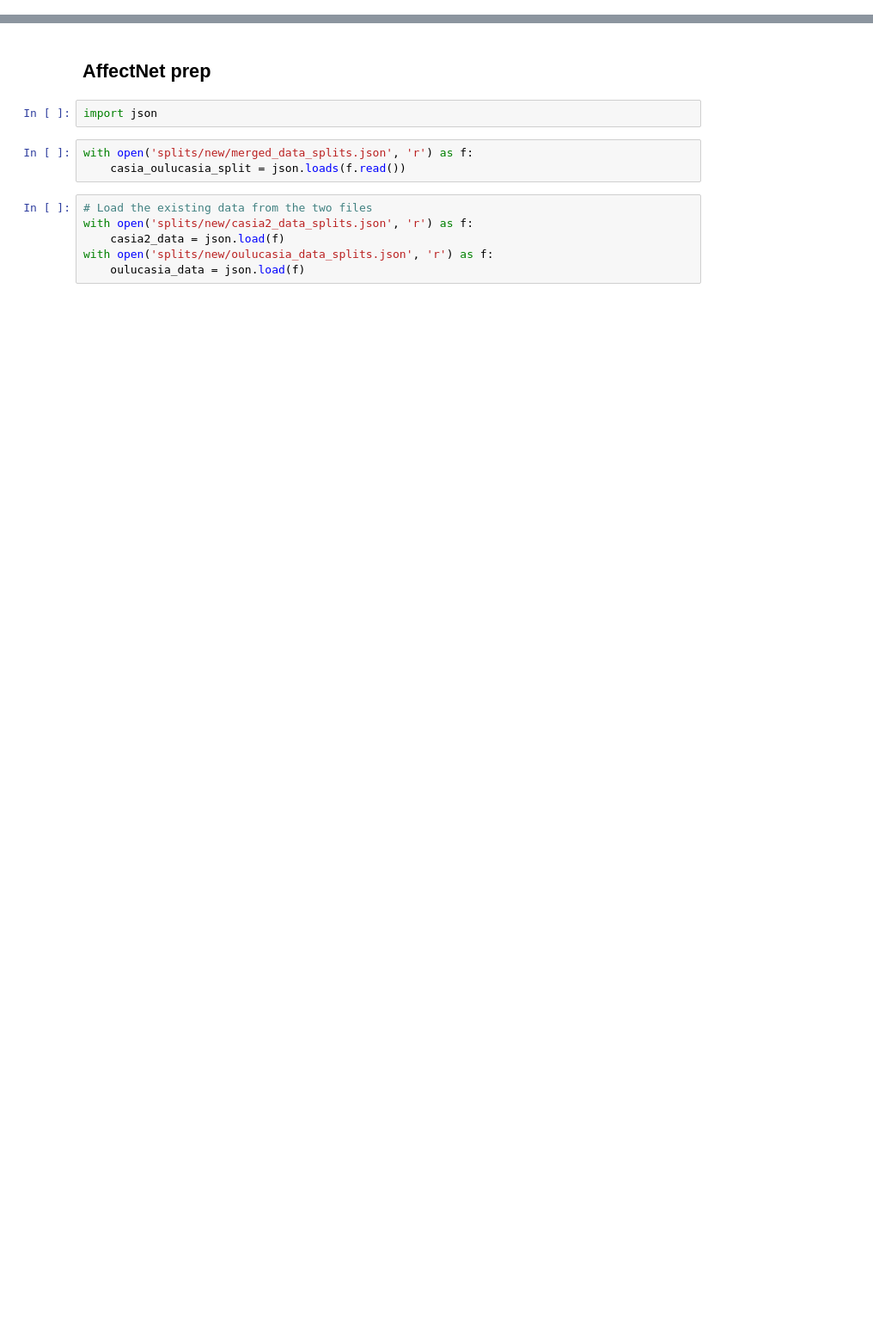
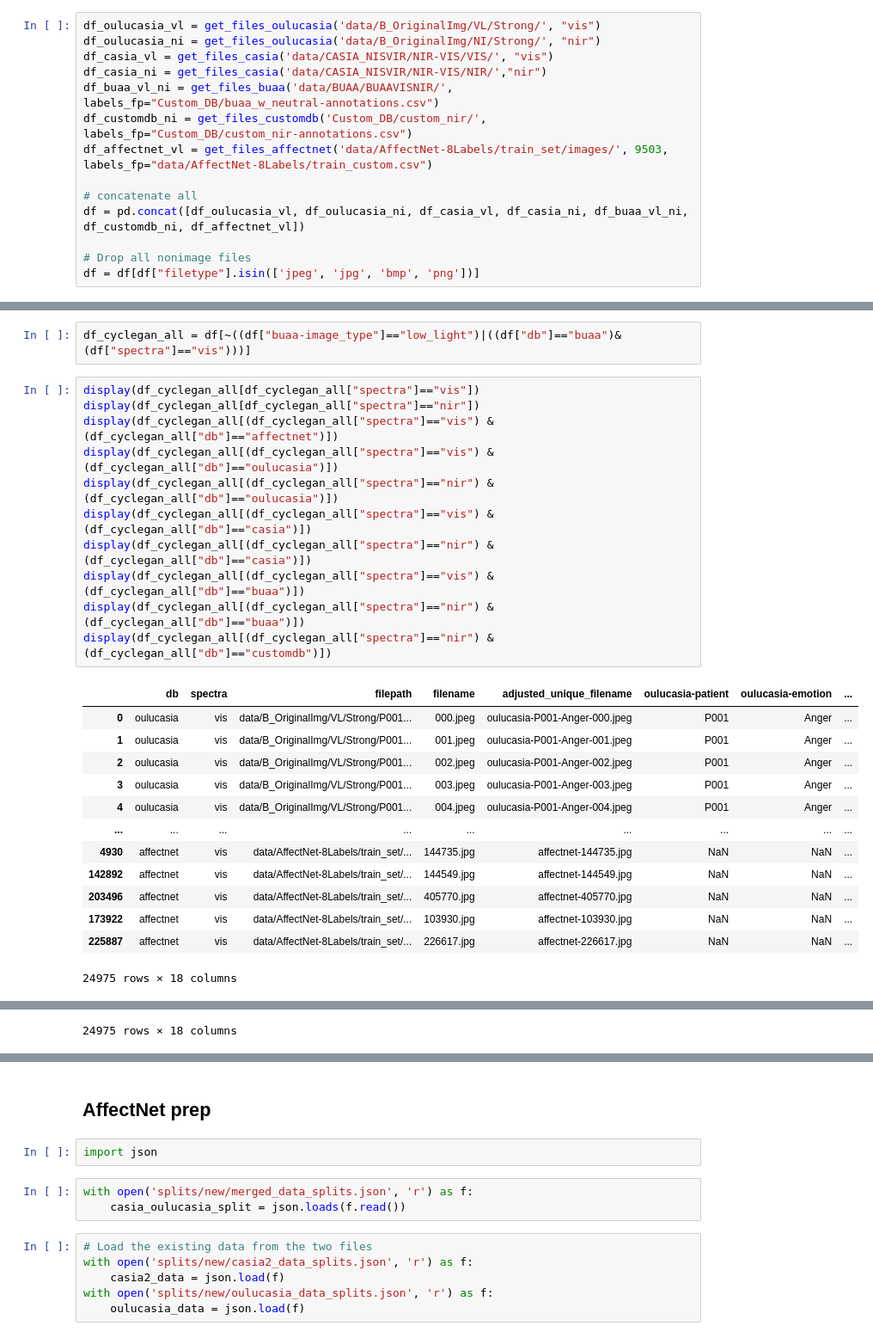
Before and after one commit to kalabto2/Facial-expression-analysis-from-NIR-image, a Jupyter notebook: creating_splits.ipynb, the cells around one changed output, grey strips where cells are left out. Shown at 86% size. Saved outputs shown, nothing was run; the diff lists cells and outputs as text; blank space fills up the shorter version.

Commit message:
WIP: add data splitting

```diff
--- a/creating_splits.ipynb
+++ b/creating_splits.ipynb
@@ -484,0 +331,14 @@ out_test = process_and_save_images(test_ids, __TARGET_FOLDER + 'test')
+# %%
+df_oulucasia_vl = get_files_oulucasia('data/B_OriginalImg/VL/Strong/', "vis")
+df_oulucasia_ni = get_files_oulucasia('data/B_OriginalImg/NI/Strong/', "nir")
+df_casia_vl = get_files_casia('data/CASIA_NISVIR/NIR-VIS/VIS/', "vis")
+df_casia_ni = get_files_casia('data/CASIA_NISVIR/NIR-VIS/NIR/',"nir")
+df_buaa_vl_ni = get_files_buaa('data/BUAA/BUAAVISNIR/', labels_fp="Custom_DB/buaa_w_neutral-annotations.csv")
+df_customdb_ni = get_files_customdb('Custom_DB/custom_nir/', labels_fp="Custom_DB/custom_nir-annotations.csv")
+df_affectnet_vl = get_files_affectnet('data/AffectNet-8Labels/train_set/images/', 9503, labels_fp="data/AffectNet-8Labels/train_custom.csv")
+
+# concatenate all
+df = pd.concat([df_oulucasia_vl, df_oulucasia_ni, df_casia_vl, df_casia_ni, df_buaa_vl_ni, df_customdb_ni, df_affectnet_vl])
+
+# Drop all nonimage files
+df = df[df["filetype"].isin(['jpeg', 'jpg', 'bmp', 'png'])]
@@ -484,0 +362,27 @@ out_test = process_and_save_images(test_ids, __TARGET_FOLDER + 'test')
+# %%
+df_cyclegan_all = df[~((df["buaa-image_type"]=="low_light")|((df["db"]=="buaa")&(df["spectra"]=="vis")))]
+# %%
+display(df_cyclegan_all[df_cyclegan_all["spectra"]=="vis"])
+display(df_cyclegan_all[df_cyclegan_all["spectra"]=="nir"])
+display(df_cyclegan_all[(df_cyclegan_all["spectra"]=="vis") & (df_cyclegan_all["db"]=="affectnet")])
+display(df_cyclegan_all[(df_cyclegan_all["spectra"]=="vis") & (df_cyclegan_all["db"]=="oulucasia")])
+display(df_cyclegan_all[(df_cyclegan_all["spectra"]=="nir") & (df_cyclegan_all["db"]=="oulucasia")])
+display(df_cyclegan_all[(df_cyclegan_all["spectra"]=="vis") & (df_cyclegan_all["db"]=="casia")])
+display(df_cyclegan_all[(df_cyclegan_all["spectra"]=="nir") & (df_cyclegan_all["db"]=="casia")])
+display(df_cyclegan_all[(df_cyclegan_all["spectra"]=="vis") & (df_cyclegan_all["db"]=="buaa")])
+display(df_cyclegan_all[(df_cyclegan_all["spectra"]=="nir") & (df_cyclegan_all["db"]=="buaa")])
+display(df_cyclegan_all[(df_cyclegan_all["spectra"]=="nir") & (df_cyclegan_all["db"]=="customdb")])
+# %% [output]
+|  | db | spectra | filepath | filename | adjusted_unique_filename | oulucasia-patient | oulucasia-emotion | ... |
+| 0 | oulucasia | vis | data/B_OriginalImg/VL/Strong/P001... | 000.jpeg | oulucasia-P001-Anger-000.jpeg | P001 | Anger | ... |
+| 1 | oulucasia | vis | data/B_OriginalImg/VL/Strong/P001... | 001.jpeg | oulucasia-P001-Anger-001.jpeg | P001 | Anger | ... |
+| 2 | oulucasia | vis | data/B_OriginalImg/VL/Strong/P001... | 002.jpeg | oulucasia-P001-Anger-002.jpeg | P001 | Anger | ... |
+| 3 | oulucasia | vis | data/B_OriginalImg/VL/Strong/P001... | 003.jpeg | oulucasia-P001-Anger-003.jpeg | P001 | Anger | ... |
+| 4 | oulucasia | vis | data/B_OriginalImg/VL/Strong/P001... | 004.jpeg | oulucasia-P001-Anger-004.jpeg | P001 | Anger | ... |
+| ... | ... | ... | ... | ... | ... | ... | ... | ... |
+| 4930 | affectnet | vis | data/AffectNet-8Labels/train_set/... | 144735.jpg | affectnet-144735.jpg | NaN | NaN | ... |
+| 142892 | affectnet | vis | data/AffectNet-8Labels/train_set/... | 144549.jpg | affectnet-144549.jpg | NaN | NaN | ... |
+| 203496 | affectnet | vis | data/AffectNet-8Labels/train_set/... | 405770.jpg | affectnet-405770.jpg | NaN | NaN | ... |
+| 173922 | affectnet | vis | data/AffectNet-8Labels/train_set/... | 103930.jpg | affectnet-103930.jpg | NaN | NaN | ... |
+| 225887 | affectnet | vis | data/AffectNet-8Labels/train_set/... | 226617.jpg | affectnet-226617.jpg | NaN | NaN | ... |
+24975 rows × 18 columns
@@ -484,0 +401 @@ out_test = process_and_save_images(test_ids, __TARGET_FOLDER + 'test')
+24975 rows × 18 columns
```
Also changed, not shown: parts of 37 cells of this notebook, 1 other file.
